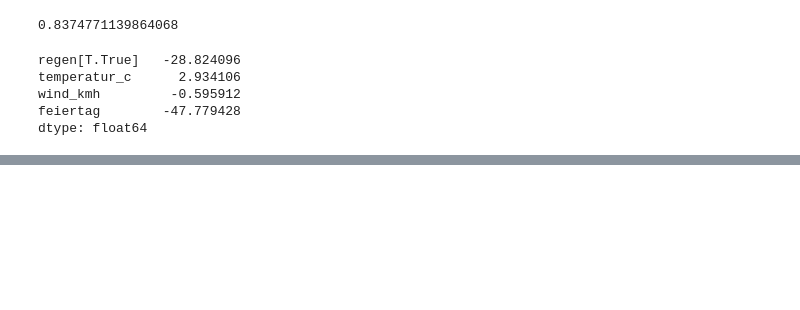
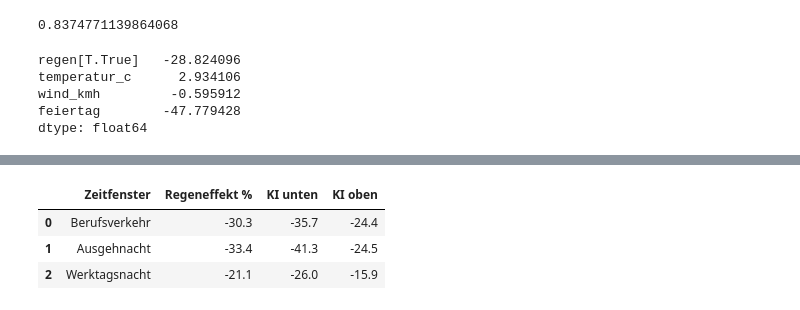
Before and after one commit to BevoBerlin/radverkehr-berlin, a Jupyter notebook: notebooks/analyse.ipynb, the cells around one changed output, grey strips where cells are left out. Cells and saved outputs as stored; diff of their text form; code cells hidden in the pictures; blank space fills up the shorter version.

```diff
--- a/notebooks/analyse.ipynb
+++ b/notebooks/analyse.ipynb
@@ -115,0 +180,14 @@ Ausgehstrecken reagieren generell schwächer auf Regen als Pendlerstrecken.
+# %%
+w2 = w.rename(columns={"sum": "anzahl"}).merge(df.drop_duplicates("zeitpunkt")[["zeitpunkt", "temperatur_c", "wind_kmh", "monat"]], on="zeitpunkt")
+erg = []
+for fen in ["Berufsverkehr", "Ausgehnacht", "Werktagsnacht"]:
+    d = w2[w2.fenster == fen]
+    m2 = smf.ols("np.log1p(anzahl) ~ regen + temperatur_c + wind_kmh + C(monat) + C(ort) + C(stunde) + C(wochentag)", data=d).fit(cov_type="cluster", cov_kwds={"groups": d.zeitpunkt.dt.normalize().astype("int64")})
+    ki = np.expm1(m2.conf_int().loc["regen[T.True]"]) * 100
+    erg.append([fen, np.expm1(m2.params["regen[T.True]"]) * 100, ki.iloc[0], ki.iloc[1]])
+pd.DataFrame(erg, columns=["Zeitfenster", "Regeneffekt %", "KI unten", "KI oben"]).round(1)
+# %% [output]
+|  | Zeitfenster | Regeneffekt % | KI unten | KI oben |
+| 0 | Berufsverkehr | -30.3 | -35.7 | -24.4 |
+| 1 | Ausgehnacht | -33.4 | -41.3 | -24.5 |
+| 2 | Werktagsnacht | -21.1 | -26.0 | -15.9 |
```
Also changed, not shown: parts of 30 cells of this notebook.
